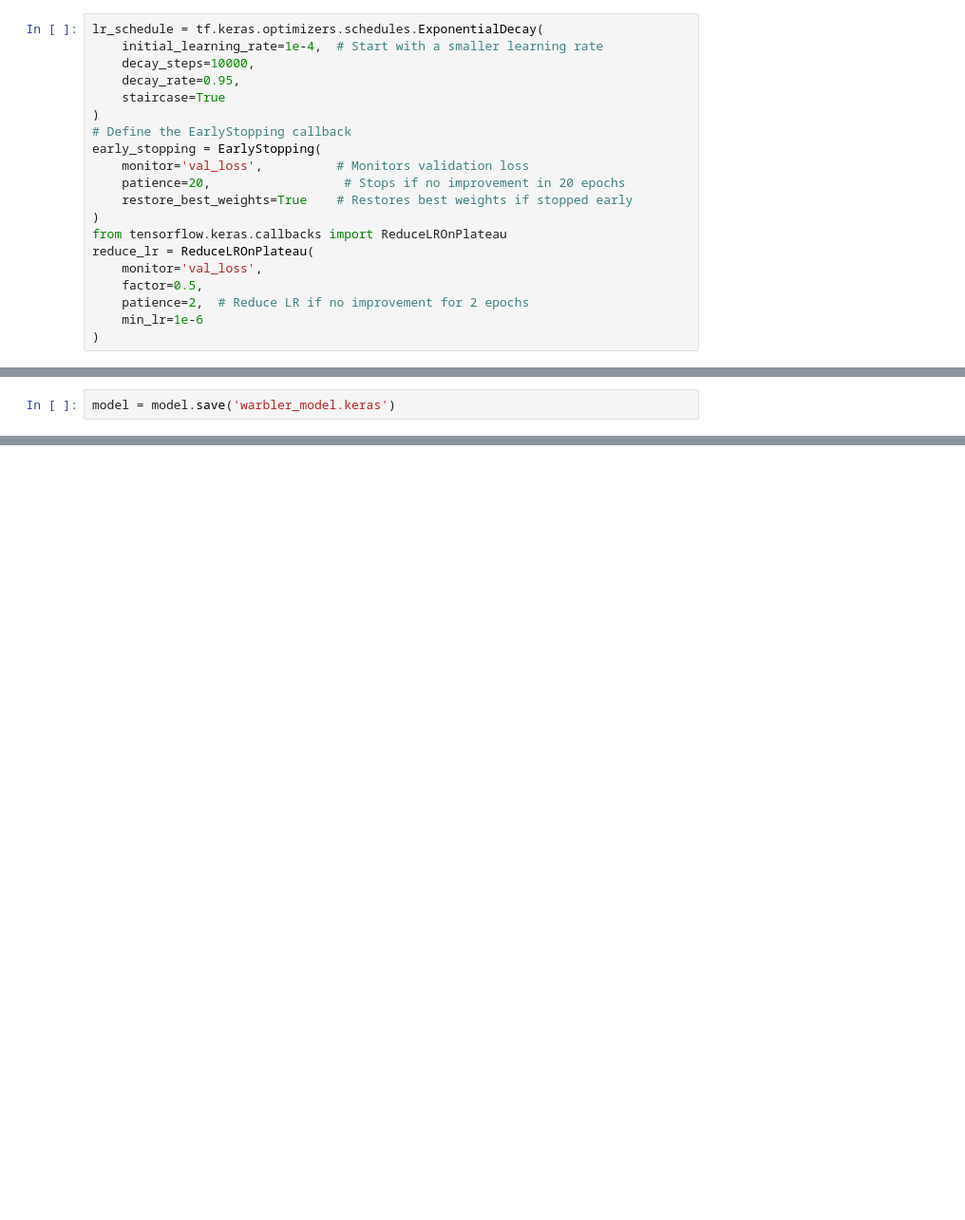
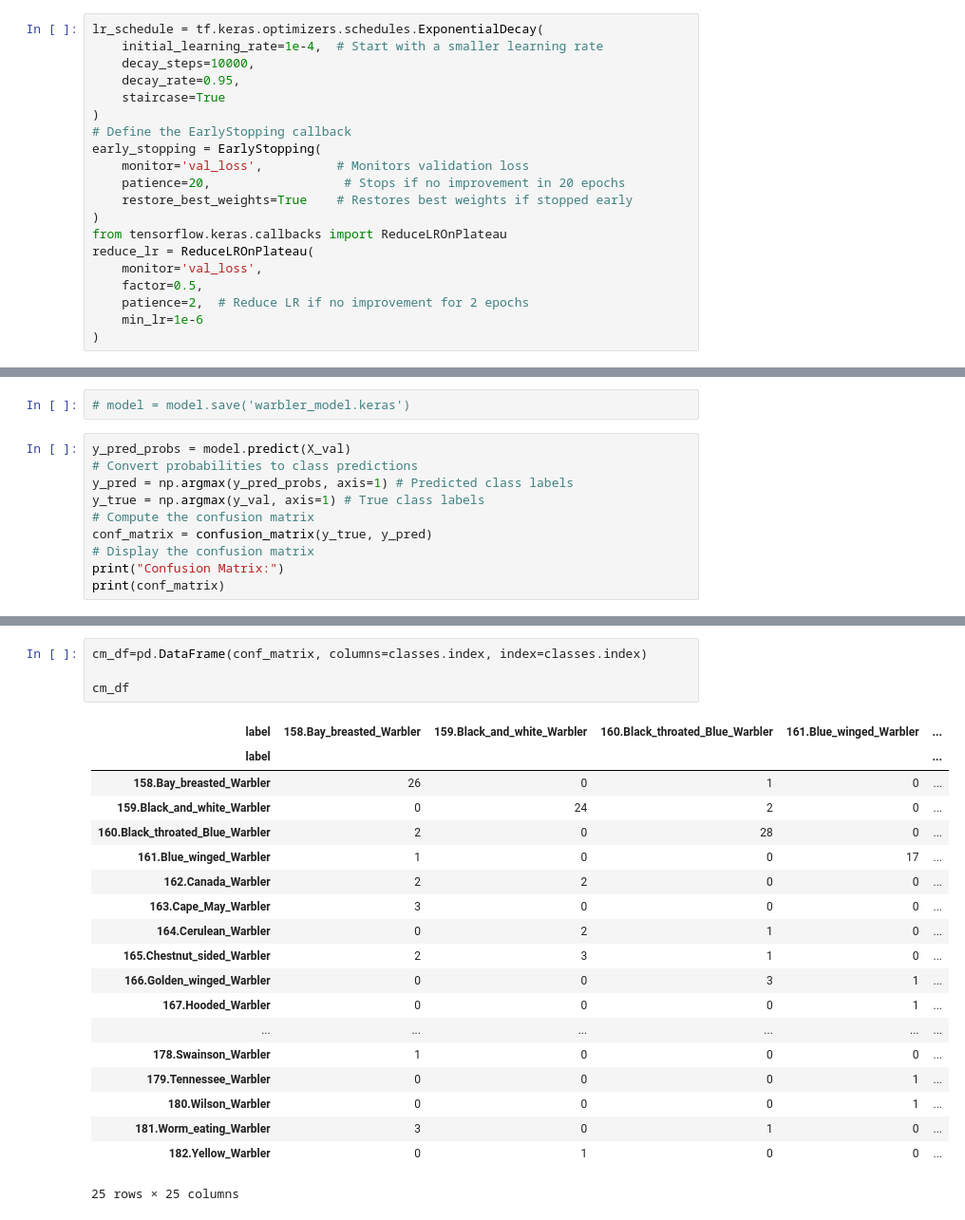
Before and after one commit to hsingh8015/project3_imageclassification, a Jupyter notebook: Model.ipynb, the cells around one changed output, grey strips where cells are left out. Shown at 95% size. Cells and saved outputs as stored; diff of their text form; blank space fills up the shorter version.

```diff
--- a/Model.ipynb
+++ b/Model.ipynb
@@ -376,2 +460,12 @@ plt.show()
 # %%
-model = model.save('warbler_model.keras')
+# model = model.save('warbler_model.keras')
+# %%
+y_pred_probs = model.predict(X_val)
+# Convert probabilities to class predictions
+y_pred = np.argmax(y_pred_probs, axis=1) # Predicted class labels
+y_true = np.argmax(y_val, axis=1) # True class labels
+# Compute the confusion matrix
+conf_matrix = confusion_matrix(y_true, y_pred)
+# Display the confusion matrix
+print("Confusion Matrix:")
+print(conf_matrix)
@@ -377,0 +512,24 @@ model = model.save('warbler_model.keras')
+# %%
+cm_df=pd.DataFrame(conf_matrix, columns=classes.index, index=classes.index)
+
+cm_df
+# %% [output]
+| label | 158.Bay_breasted_Warbler | 159.Black_and_white_Warbler | 160.Black_throated_Blue_Warbler | 161.Blue_winged_Warbler | ... |
+| label |  |  |  |  | ... |
+| 158.Bay_breasted_Warbler | 26 | 0 | 1 | 0 | ... |
+| 159.Black_and_white_Warbler | 0 | 24 | 2 | 0 | ... |
+| 160.Black_throated_Blue_Warbler | 2 | 0 | 28 | 0 | ... |
+| 161.Blue_winged_Warbler | 1 | 0 | 0 | 17 | ... |
+| 162.Canada_Warbler | 2 | 2 | 0 | 0 | ... |
+| 163.Cape_May_Warbler | 3 | 0 | 0 | 0 | ... |
+| 164.Cerulean_Warbler | 0 | 2 | 1 | 0 | ... |
+| 165.Chestnut_sided_Warbler | 2 | 3 | 1 | 0 | ... |
+| 166.Golden_winged_Warbler | 0 | 0 | 3 | 1 | ... |
+| 167.Hooded_Warbler | 0 | 0 | 0 | 1 | ... |
+| ... | ... | ... | ... | ... | ... |
+| 178.Swainson_Warbler | 1 | 0 | 0 | 0 | ... |
+| 179.Tennessee_Warbler | 0 | 0 | 0 | 1 | ... |
+| 180.Wilson_Warbler | 0 | 0 | 0 | 1 | ... |
+| 181.Worm_eating_Warbler | 3 | 0 | 1 | 0 | ... |
+| 182.Yellow_Warbler | 0 | 1 | 0 | 0 | ... |
+25 rows × 25 columns
```
Also changed, not shown: parts of 13 cells of this notebook.
